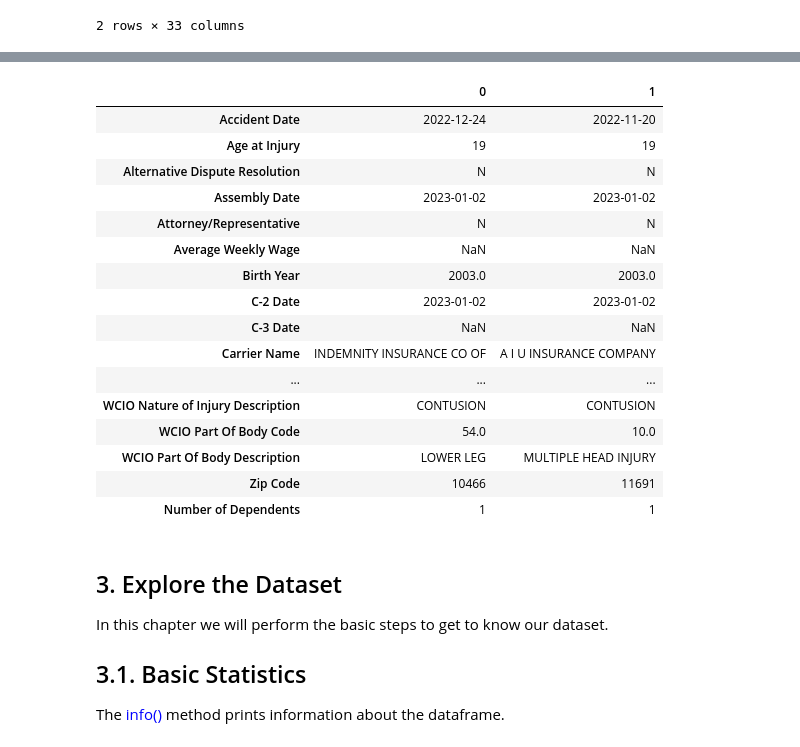
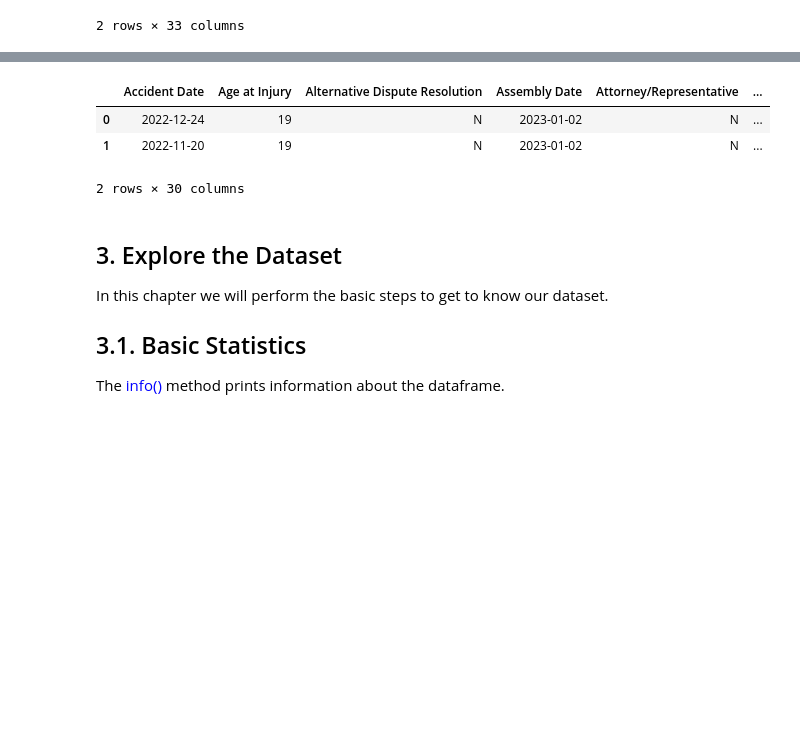
Before and after one commit to xandga/Machine_Learning_project, a Jupyter notebook: Deliverables/Notebook.ipynb, the cells around one changed output, grey strips where cells are left out. Drawn from its saved outputs; the diff is of its cells as text; code cells hidden in the pictures; blank space fills up the shorter version.

```diff
--- a/Deliverables/Notebook.ipynb
+++ b/Deliverables/Notebook.ipynb
@@ -62,23 +76,10 @@ df_train.head(2)
 # %%
-df_test.head(2).T
+df_test.head(2)
 # %% [output]
-|  | 0 | 1 |
-| Accident Date | 2022-12-24 | 2022-11-20 |
-| Age at Injury | 19 | 19 |
-| Alternative Dispute Resolution | N | N |
-| Assembly Date | 2023-01-02 | 2023-01-02 |
-| Attorney/Representative | N | N |
-| Average Weekly Wage | NaN | NaN |
-| Birth Year | 2003.0 | 2003.0 |
-| C-2 Date | 2023-01-02 | 2023-01-02 |
-| C-3 Date | NaN | NaN |
-| Carrier Name | INDEMNITY INSURANCE CO OF | A I U INSURANCE COMPANY |
-| ... | ... | ... |
-| WCIO Nature of Injury Description | CONTUSION | CONTUSION |
-| WCIO Part Of Body Code | 54.0 | 10.0 |
-| WCIO Part Of Body Description | LOWER LEG | MULTIPLE HEAD INJURY |
-| Zip Code | 10466 | 11691 |
-| Number of Dependents | 1 | 1 |
+|  | Accident Date | Age at Injury | Alternative Dispute Resolution | Assembly Date | Attorney/Representative | ... |
+| 0 | 2022-12-24 | 19 | N | 2023-01-02 | N | ... |
+| 1 | 2022-11-20 | 19 | N | 2023-01-02 | N | ... |
+2 rows × 30 columns
 # %% [markdown]
 ## 3. Explore the Dataset <a class="anchor" id="chapter3"></a>
 In this chapter we will perform the basic steps to get to know our dataset.
```
Also changed, not shown: parts of 67 cells of this notebook.
